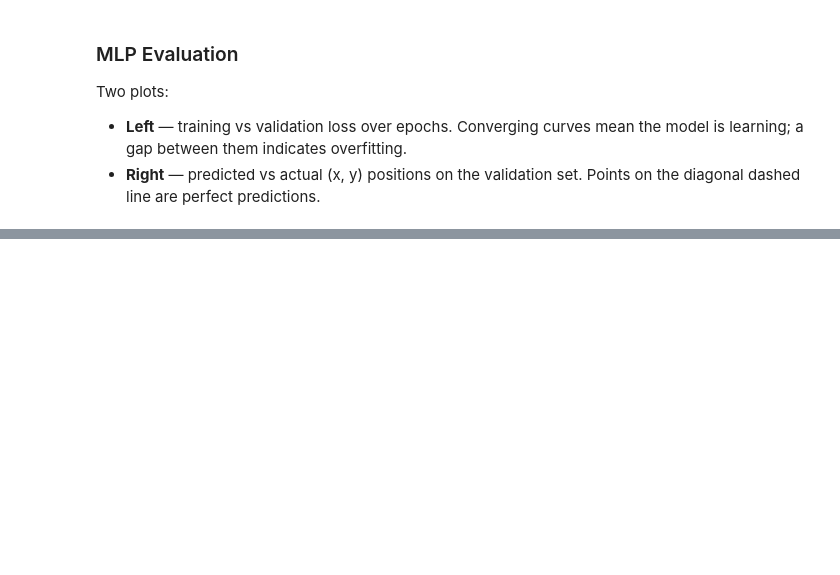
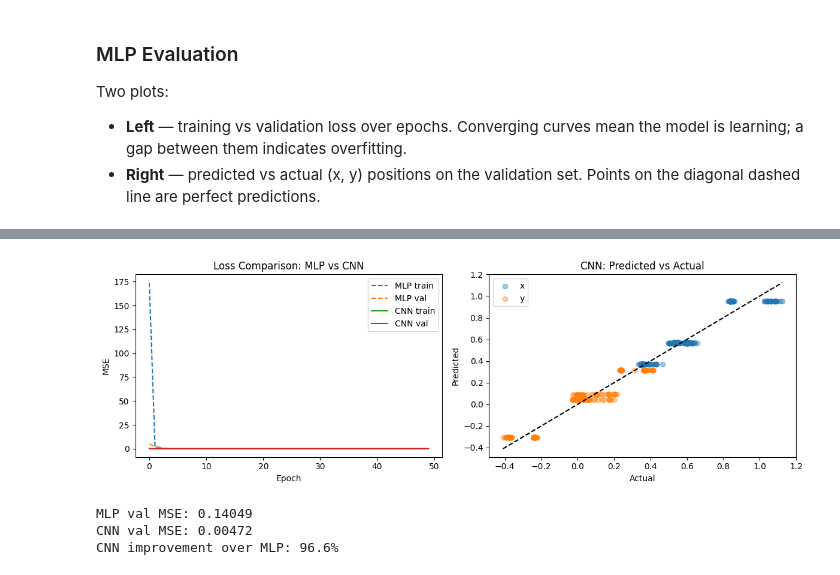
Before and after one commit to batdora/BOUN_Deep_Learning_in_Robotics, a Jupyter notebook: src/hw1.ipynb, the cells around one changed output, grey strips where cells are left out. Drawn from its saved outputs; the diff is of its cells as text; code cells hidden in the pictures; blank space fills up the shorter version.

Commit message:
feat(hw1): CNN position prediction model and MLP vs CNN comparison
Co-Authored-By: Claude Sonnet 4.6 <noreply@anthropic.com>

```diff
--- a/src/hw1.ipynb
+++ b/src/hw1.ipynb
@@ -214,0 +257,2 @@ MLP val MSE: 0.07944
+# %%
+cnn_train_losses, cnn_val_losses = train_pos_model(cnn, train_loader, val_loader, epochs=50, label="CNN")
@@ -214,0 +271,34 @@ MLP val MSE: 0.07944
+# %%
+cnn.eval()
+preds_cnn, trues_cnn = [], []
+with torch.no_grad():
+    for img_b, _, pos, act in val_loader:
+        preds_cnn.append(cnn(img_b.to(device), act.to(device)).cpu())
+        trues_cnn.append(pos)
+preds_cnn = torch.cat(preds_cnn)
+trues_cnn = torch.cat(trues_cnn)
+cnn_mse = F.mse_loss(preds_cnn, trues_cnn).item()
+
+fig, axes = plt.subplots(1, 2, figsize=(12, 4))
+axes[0].plot(mlp_train_losses, label="MLP train", linestyle="--")
+axes[0].plot(mlp_val_losses,   label="MLP val",   linestyle="--")
+axes[0].plot(cnn_train_losses, label="CNN train")
+axes[0].plot(cnn_val_losses,   label="CNN val")
+axes[0].set_title("Loss Comparison: MLP vs CNN")
+axes[0].set_xlabel("Epoch"); axes[0].set_ylabel("MSE"); axes[0].legend()
+
+axes[1].scatter(trues_cnn[:, 0], preds_cnn[:, 0], alpha=0.4, label="x")
+axes[1].scatter(trues_cnn[:, 1], preds_cnn[:, 1], alpha=0.4, label="y")
+axes[1].plot([trues_cnn.min(), trues_cnn.max()], [trues_cnn.min(), trues_cnn.max()], 'k--')
+axes[1].set_title("CNN: Predicted vs Actual")
+axes[1].set_xlabel("Actual"); axes[1].set_ylabel("Predicted"); axes[1].legend()
+plt.tight_layout(); plt.show()
+
+print(f"MLP val MSE: {mlp_mse:.5f}")
+print(f"CNN val MSE: {cnn_mse:.5f}")
+print(f"CNN improvement over MLP: {(mlp_mse - cnn_mse) / mlp_mse * 100:.1f}%")
+# %% [output]
+[figure, added]
+MLP val MSE: 0.14049
+CNN val MSE: 0.00472
+CNN improvement over MLP: 96.6%
```
Also changed, not shown: parts of 7 cells of this notebook.
